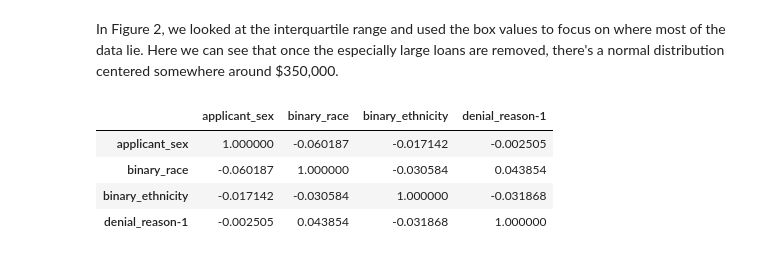
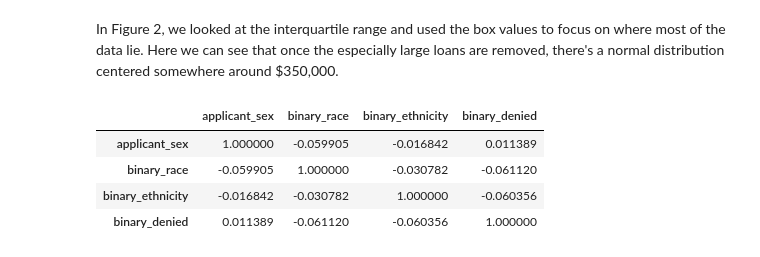
Before and after one commit to vzhang03/cmpu250-final-project, a Jupyter notebook: eda/eda.ipynb, the cells around one changed output. Drawn from its saved outputs; the diff is of its cells as text; code cells hidden in the pictures.

```diff
--- a/eda/eda.ipynb
+++ b/eda/eda.ipynb
@@ -105,18 +86,22 @@ around $350,000.
 # %%
 # transform derived race to binary column for white or Black
 df['binary_race'] = 0
 df.loc[df['derived_race'] == "White", 'binary_race'] = 1
 
 # transform derived ethnicity to binary column for Hispanic or not
 df['binary_ethnicity'] = 0
 df.loc[df['derived_ethnicity'] == "Not Hispanic or Latino", 'binary_ethnicity'] = 1
 
+# create column with 0 for denied applications/preapproval requests and 1 for accepted applications
+df['binary_denied'] = 0
+df.loc[(df['action_taken'] == 3) | (df['action_taken'] == 7), 'binary_denied'] = 1
+
 # create correlation matrix
-df_corr = df[['applicant_sex','binary_race','binary_ethnicity','denial_reason-1']]
+df_corr = df[['applicant_sex','binary_race','binary_ethnicity','binary_denied']]
 df_corr.corr()
 # %% [output]
-|  | applicant_sex | binary_race | binary_ethnicity | denial_reason-1 |
-| applicant_sex | 1.000000 | -0.060187 | -0.017142 | -0.002505 |
-| binary_race | -0.060187 | 1.000000 | -0.030584 | 0.043854 |
-| binary_ethnicity | -0.017142 | -0.030584 | 1.000000 | -0.031868 |
-| denial_reason-1 | -0.002505 | 0.043854 | -0.031868 | 1.000000 |
+|  | applicant_sex | binary_race | binary_ethnicity | binary_denied |
+| applicant_sex | 1.000000 | -0.059905 | -0.016842 | 0.011389 |
+| binary_race | -0.059905 | 1.000000 | -0.030782 | -0.061120 |
+| binary_ethnicity | -0.016842 | -0.030782 | 1.000000 | -0.060356 |
+| binary_denied | 0.011389 | -0.061120 | -0.060356 | 1.000000 |
```
Also changed, not shown: parts of 6 cells of this notebook.
